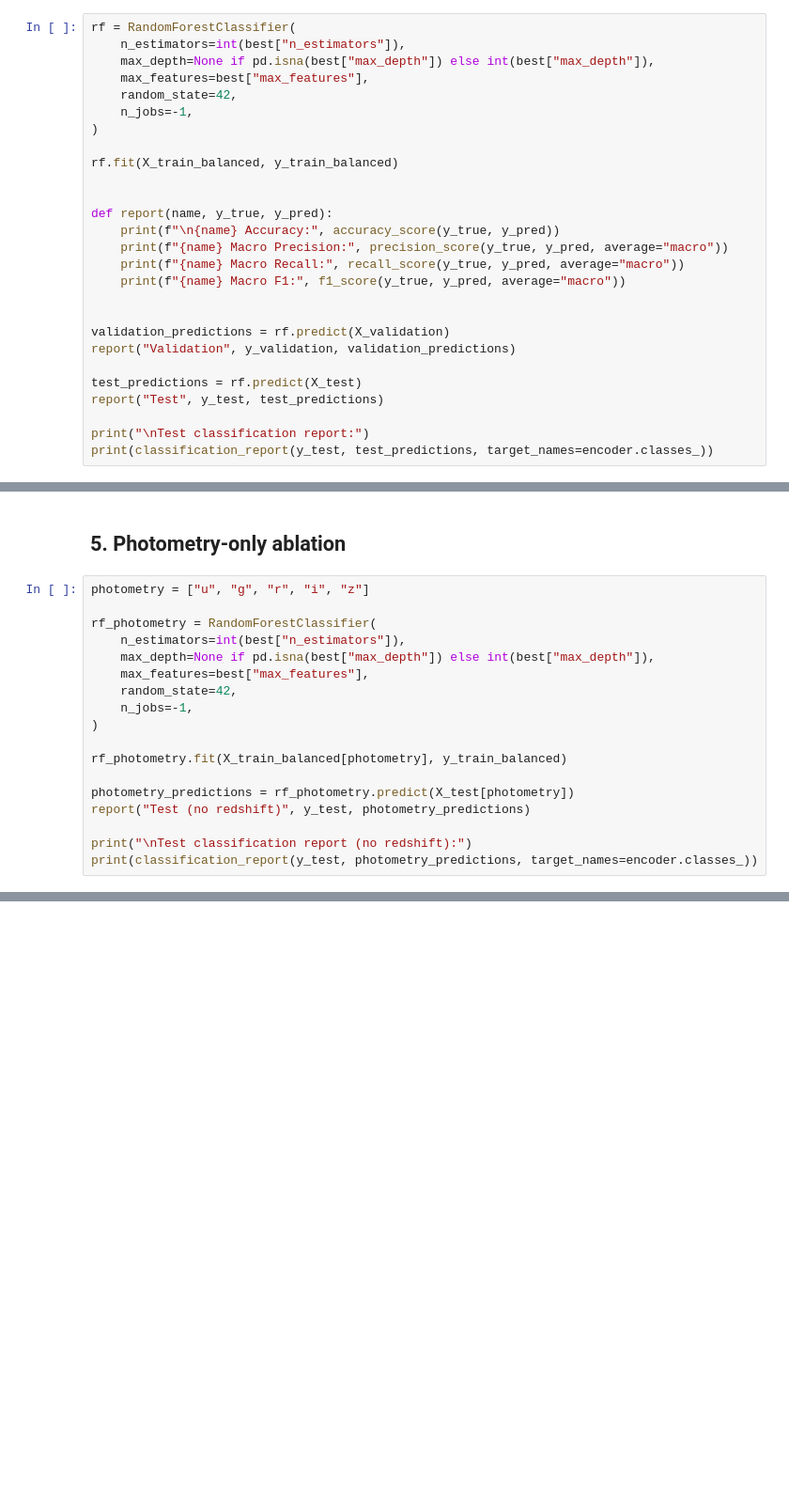
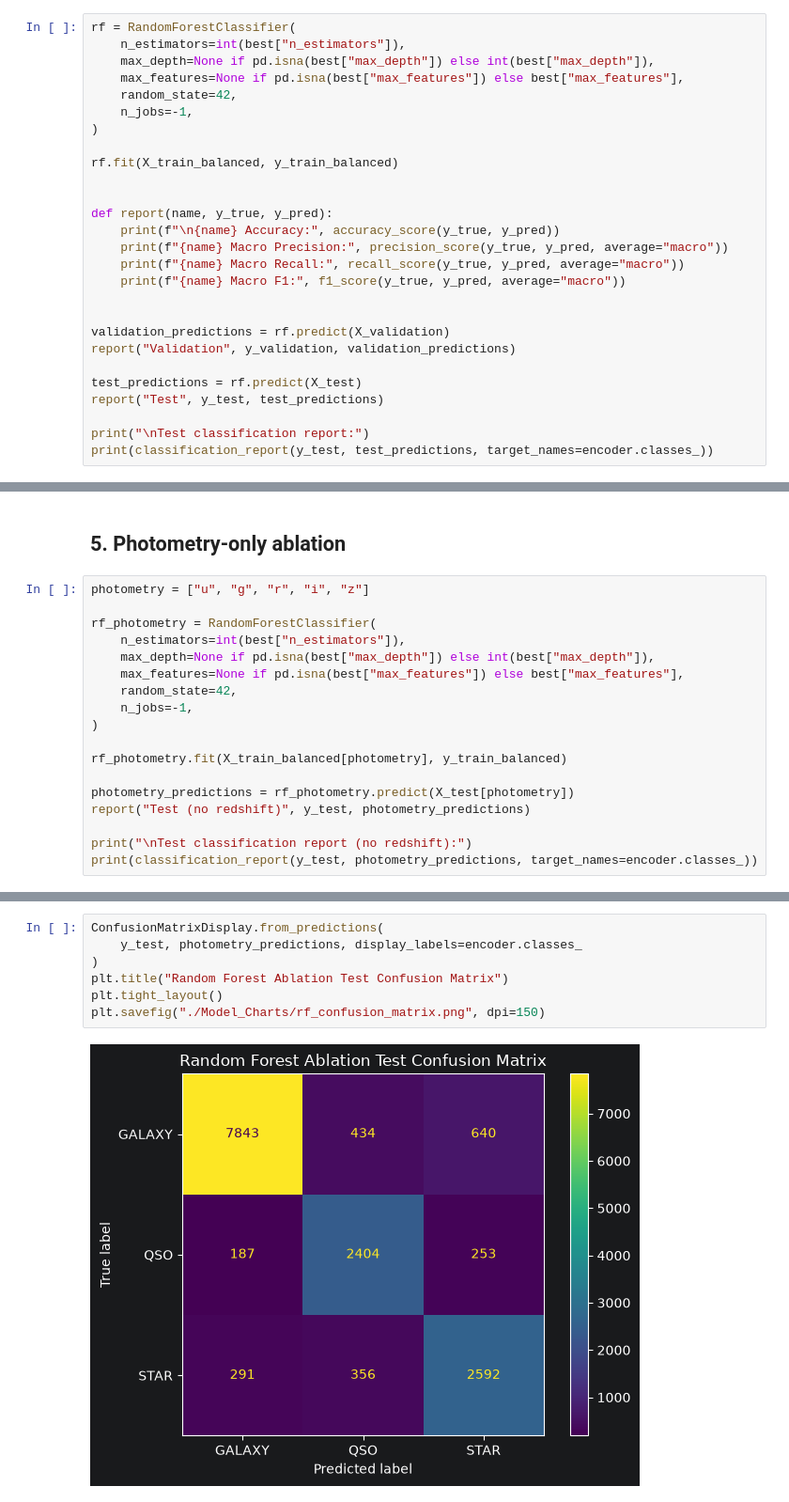
Before and after one commit to Adjacent-Yan/StellarClassification, a Jupyter notebook: random_forest.ipynb, the cells around one changed output, grey strips where cells are left out. Shown at 94% size. Saved outputs shown, nothing was run; the diff lists cells and outputs as text; blank space fills up the shorter version.

```diff
--- a/random_forest.ipynb
+++ b/random_forest.ipynb
@@ -129,7 +129,7 @@ Best config: {'n_estimators': 300, 'max_depth': 20.0, 'max_features': None, 'Acc
 rf = RandomForestClassifier(
     n_estimators=int(best["n_estimators"]),
     max_depth=None if pd.isna(best["max_depth"]) else int(best["max_depth"]),
-    max_features=best["max_features"],
+    max_features=None if pd.isna(best["max_features"]) else best["max_features"],
     random_state=42,
     n_jobs=-1,
 )
@@ -215,7 +215,7 @@ photometry = ["u", "g", "r", "i", "z"]
 rf_photometry = RandomForestClassifier(
     n_estimators=int(best["n_estimators"]),
     max_depth=None if pd.isna(best["max_depth"]) else int(best["max_depth"]),
-    max_features=best["max_features"],
+    max_features=None if pd.isna(best["max_features"]) else best["max_features"],
     random_state=42,
     n_jobs=-1,
 )
@@ -243,3 +243,12 @@ Test classification report (no redshift):
     accuracy                           0.86     15000
    macro avg       0.81      0.84      0.83     15000
 weighted avg       0.86      0.86      0.86     15000
+# %%
+ConfusionMatrixDisplay.from_predictions(
+    y_test, photometry_predictions, display_labels=encoder.classes_
+)
+plt.title("Random Forest Ablation Test Confusion Matrix")
+plt.tight_layout()
+plt.savefig("./Model_Charts/rf_confusion_matrix.png", dpi=150)
+# %% [output]
+[figure, added]
```
Also changed, not shown: parts of 4 cells of this notebook, 7 other files.
